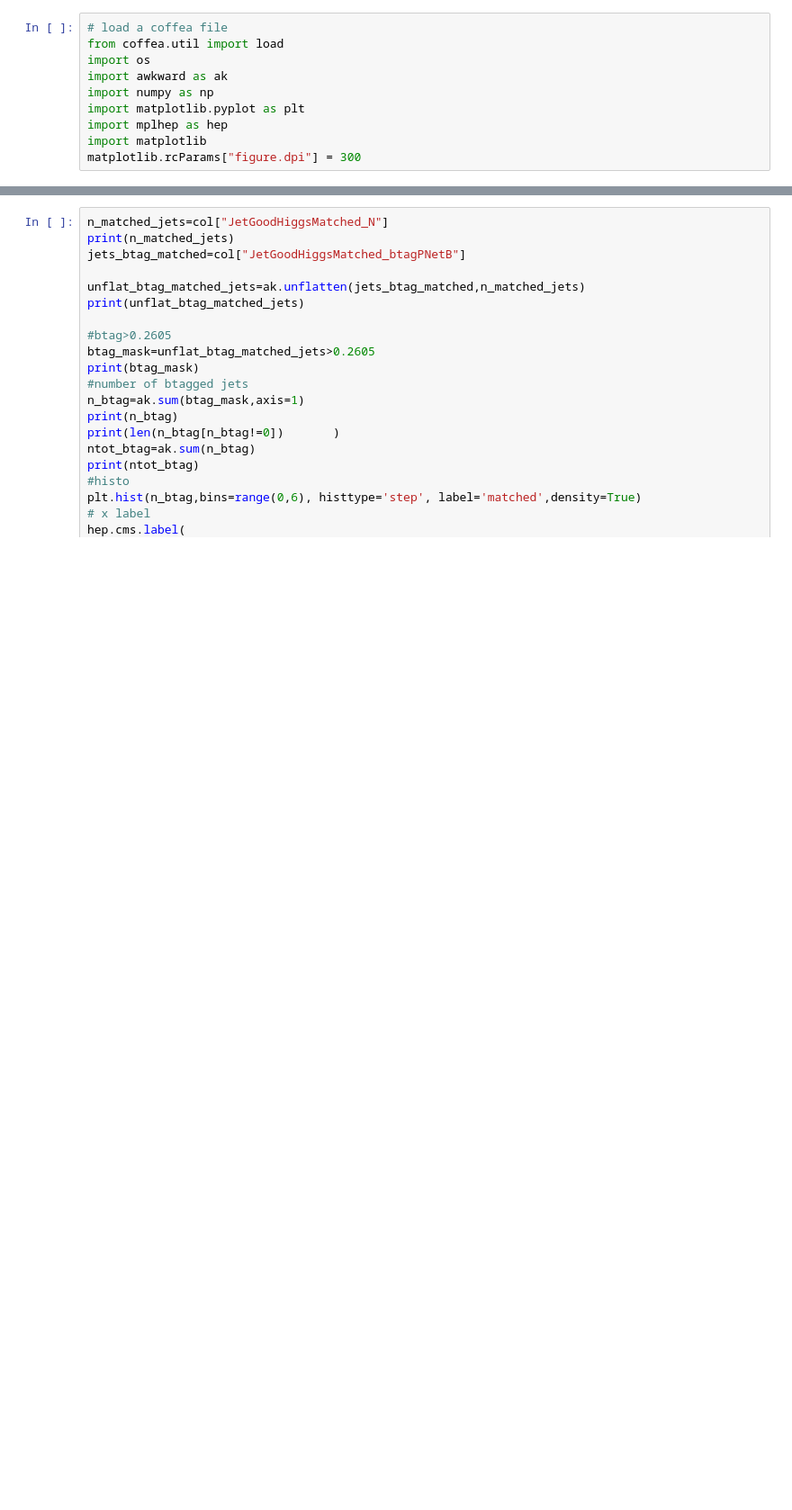
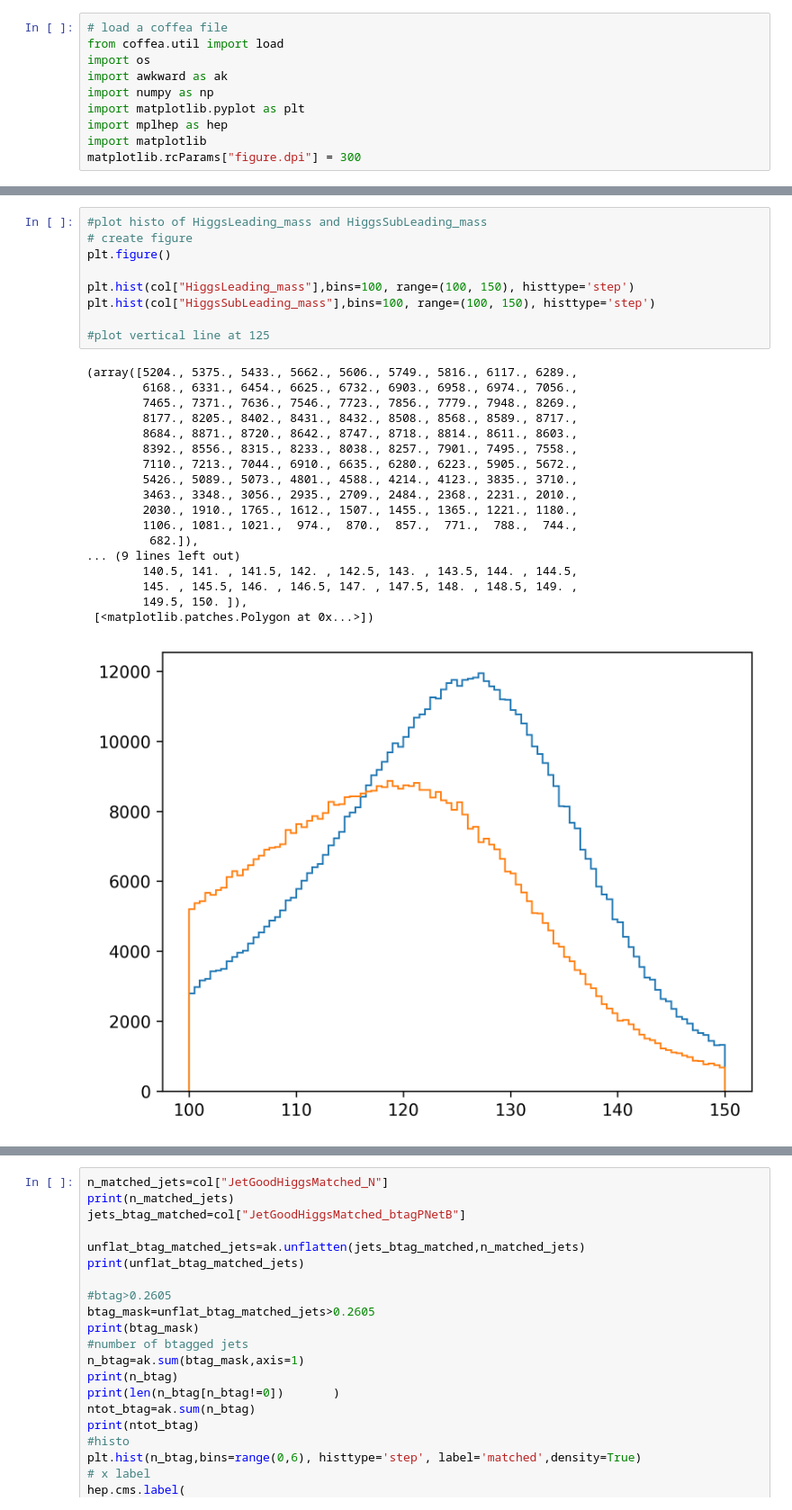
Before and after one commit to PocketCoffea/AnalysisConfigs, a Jupyter notebook: notebooks/load.ipynb, the cells around one changed output, grey strips where cells are left out. Shown: that part at 90% size. Saved outputs shown, nothing was run; the diff lists cells and outputs as text; blank space fills up the shorter version.

```diff
--- a/notebooks/load.ipynb
+++ b/notebooks/load.ipynb
@@ -156,0 +150,28 @@ plt.hist(col["weight"],bins=100)
+# %%
+#plot histo of HiggsLeading_mass and HiggsSubLeading_mass
+# create figure
+plt.figure()
+
+plt.hist(col["HiggsLeading_mass"],bins=100, range=(100, 150), histtype='step')
+plt.hist(col["HiggsSubLeading_mass"],bins=100, range=(100, 150), histtype='step')
+
+#plot vertical line at 125
+# %% [output]
+(array([5204., 5375., 5433., 5662., 5606., 5749., 5816., 6117., 6289.,
+        6168., 6331., 6454., 6625., 6732., 6903., 6958., 6974., 7056.,
+        7465., 7371., 7636., 7546., 7723., 7856., 7779., 7948., 8269.,
+        8177., 8205., 8402., 8431., 8432., 8508., 8568., 8589., 8717.,
+        8684., 8871., 8720., 8642., 8747., 8718., 8814., 8611., 8603.,
+        8392., 8556., 8315., 8233., 8038., 8257., 7901., 7495., 7558.,
+        7110., 7213., 7044., 6910., 6635., 6280., 6223., 5905., 5672.,
+        5426., 5089., 5073., 4801., 4588., 4214., 4123., 3835., 3710.,
+        3463., 3348., 3056., 2935., 2709., 2484., 2368., 2231., 2010.,
+        2030., 1910., 1765., 1612., 1507., 1455., 1365., 1221., 1180.,
+        1106., 1081., 1021.,  974.,  870.,  857.,  771.,  788.,  744.,
+         682.]),
+... (9 lines left out)
+        140.5, 141. , 141.5, 142. , 142.5, 143. , 143.5, 144. , 144.5,
+        145. , 145.5, 146. , 146.5, 147. , 147.5, 148. , 148.5, 149. ,
+        149.5, 150. ]),
+ [<matplotlib.patches.Polygon at 0x...>])
+[figure, added]
```
Also changed, not shown: parts of 8 cells of this notebook, 1 other file.
